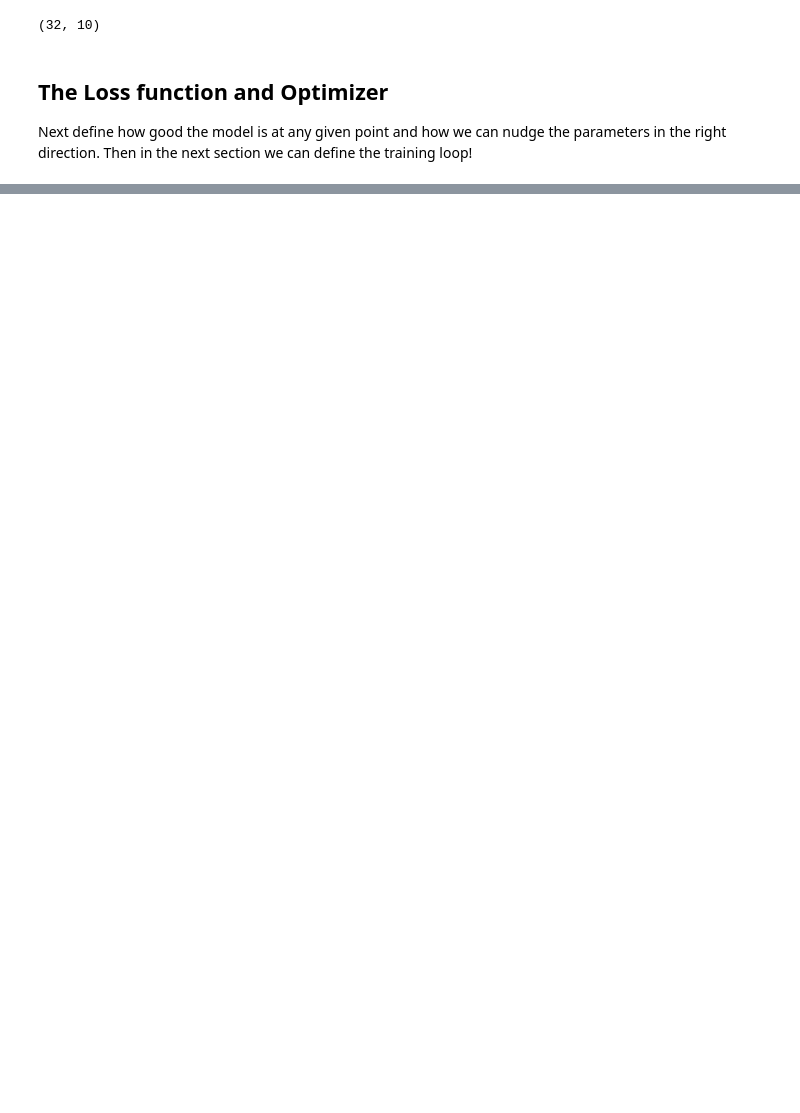
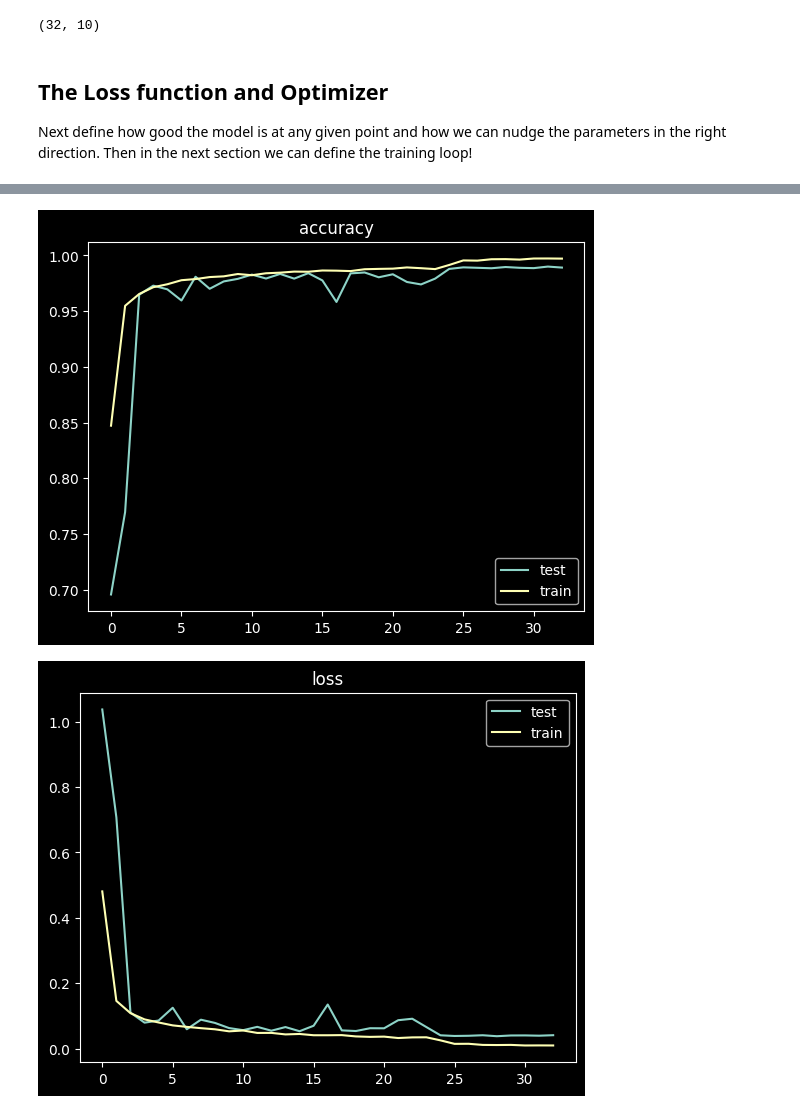
Before and after one commit to xnought/reimplement, a Jupyter notebook: w1_cnn_resnet.ipynb, the cells around one changed output, grey strips where cells are left out. Saved outputs shown, nothing was run; the diff lists cells and outputs as text; code cells hidden in the pictures; blank space fills up the shorter version.

```diff
--- a/w1_cnn_resnet.ipynb
+++ b/w1_cnn_resnet.ipynb
@@ -195,0 +379,7 @@ Next define how good the model is at any given point and how we can nudge the pa
+# %%
+plot_metrics(history, "accuracy")
+plt.show()
+plot_metrics(history, "loss")
+# %% [output]
+[figure, added]
+[figure, added]
```
Also changed, not shown: parts of 13 cells of this notebook.
